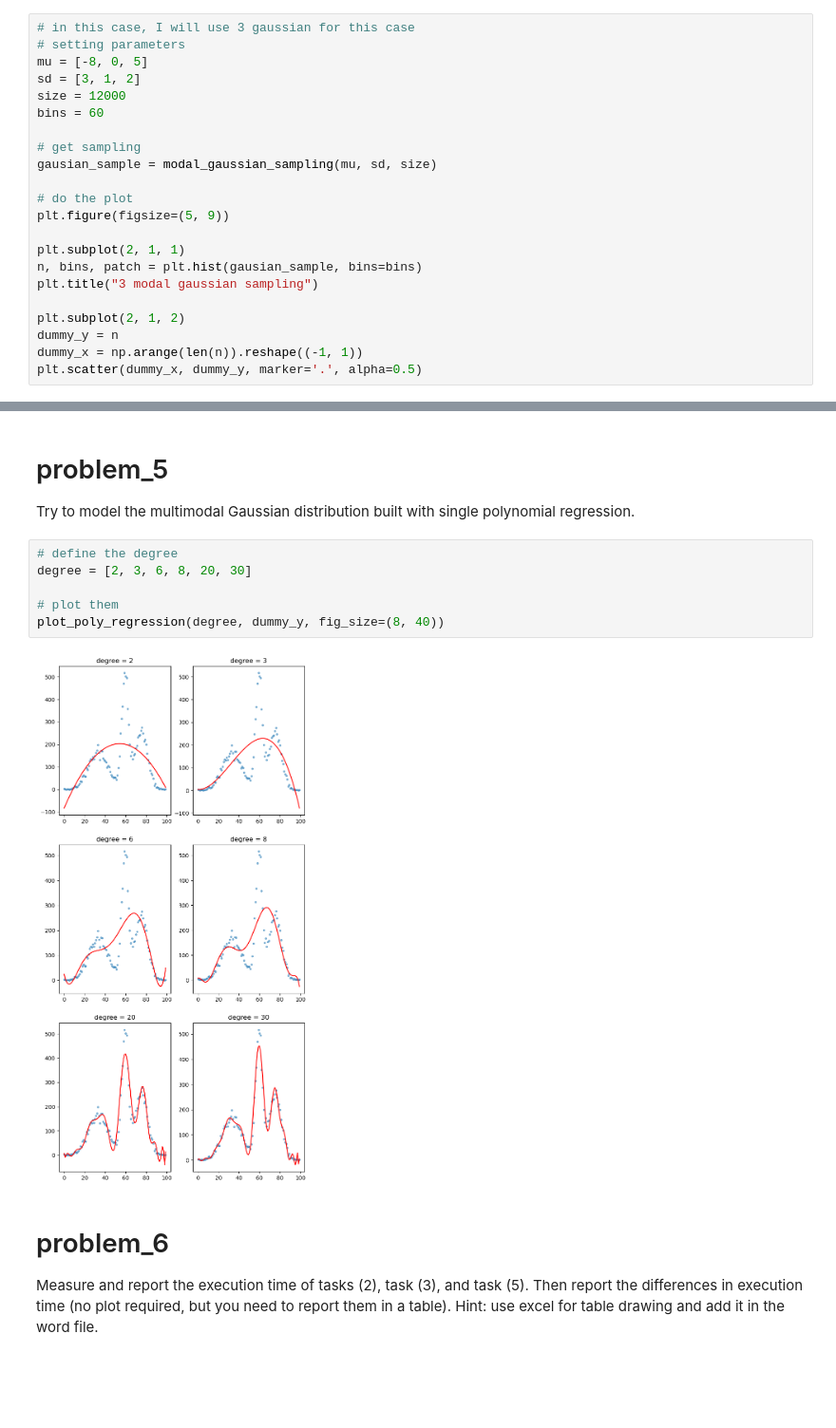
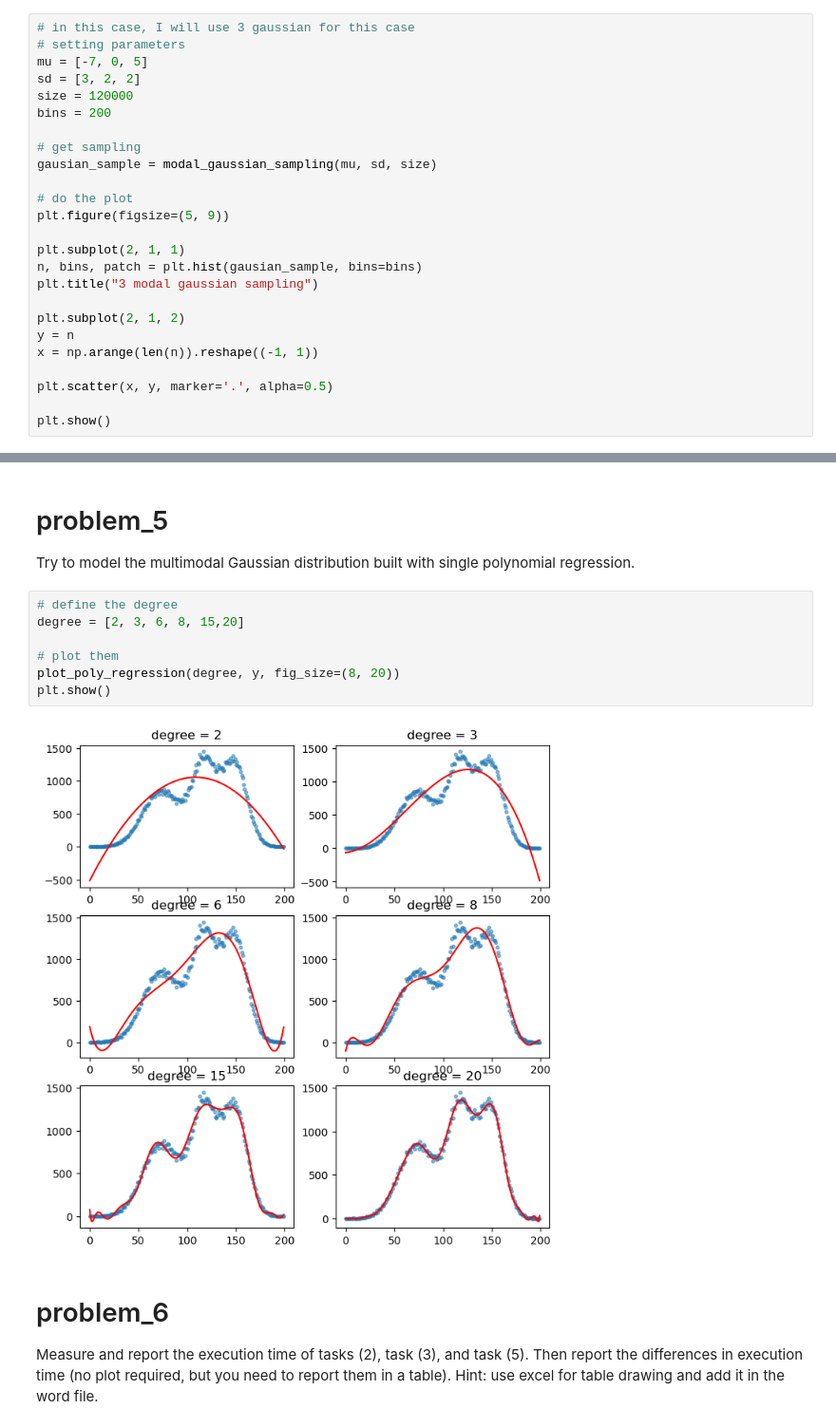
Before and after one commit to YLee2121/cs767_nn_repo, a Jupyter notebook: assignment/assignment_2/assignment_2.ipynb, the cells around one changed output, grey strips where cells are left out. Shown at 95% size. Cells and saved outputs as stored; diff of their text form; blank space fills up the shorter version.

```diff
--- a/assignment/assignment_2/assignment_2.ipynb
+++ b/assignment/assignment_2/assignment_2.ipynb
@@ -9,10 +10,10 @@ Build a multimodal Gaussian distribution with synthetic data
 # %%
 # in this case, I will use 3 gaussian for this case
 # setting parameters
-mu = [-8, 0, 5]
-sd = [3, 1, 2]
-size = 12000
-bins = 60
+mu = [-7, 0, 5]
+sd = [3, 2, 2]
+size = 120000
+bins = 200
 
 # get sampling
 gausian_sample = modal_gaussian_sampling(mu, sd, size)
@@ -25,7 +26,10 @@ n, bins, patch = plt.hist(gausian_sample, bins=bins)
 plt.title("3 modal gaussian sampling")
 
 plt.subplot(2, 1, 2)
-dummy_y = n
-dummy_x = np.arange(len(n)).reshape((-1, 1))
-plt.scatter(dummy_x, dummy_y, marker='.', alpha=0.5)
+y = n
+x = np.arange(len(n)).reshape((-1, 1))
+
+plt.scatter(x, y, marker='.', alpha=0.5)
+
+plt.show()
 # %% [output]
@@ -145,12 +83,13 @@ Try to model the multimodal Gaussian distribution built with single
 polynomial regression.
 # %%
 # define the degree
-degree = [2, 3, 6, 8, 20, 30]
+degree = [2, 3, 6, 8, 15,20]
 
 # plot them
-plot_poly_regression(degree, dummy_y, fig_size=(8, 40))
+plot_poly_regression(degree, y, fig_size=(8, 20))
+plt.show()
 # %% [output]
-[figure, old version]
+[figure, new version]
 # %% [markdown]
 # problem_6
 Measure and report the execution time of tasks (2), task (3), and task
```
Also changed, not shown: parts of 8 cells of this notebook, 2 other files.
